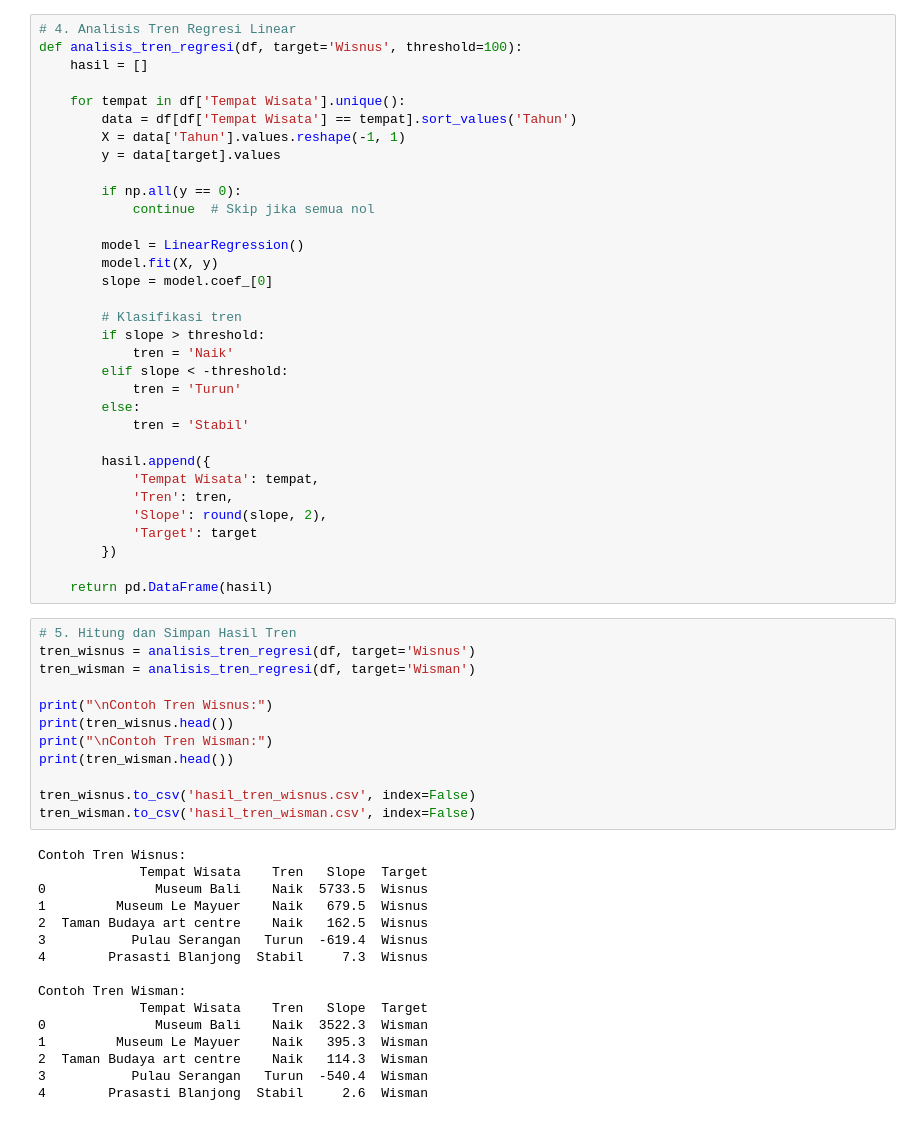
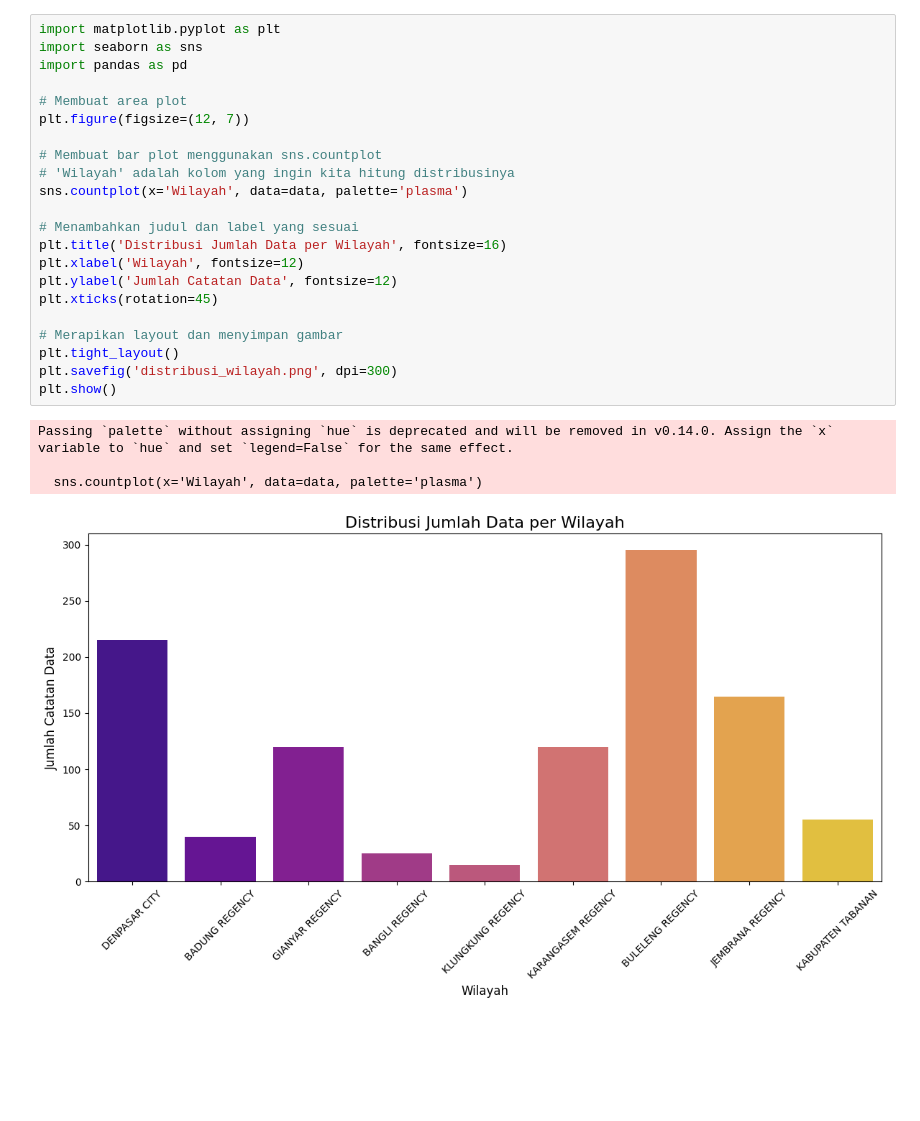
Before and after one commit to thxinsomnia/tugas-besar-datamining-kelompok1, a Jupyter notebook: Notebook/EDA.ipynb, the cells around one changed output. Drawn from its saved outputs; the diff is of its cells as text; blank space fills up the shorter version.

```diff
--- a/Notebook/EDA.ipynb
+++ b/Notebook/EDA.ipynb
@@ -56,61 +73,27 @@ dtype: int64
 # %%
-# 4. Analisis Tren Regresi Linear
-def analisis_tren_regresi(df, target='Wisnus', threshold=100):
-    hasil = []
+import matplotlib.pyplot as plt
+import seaborn as sns
+import pandas as pd
 
-    for tempat in df['Tempat Wisata'].unique():
-        data = df[df['Tempat Wisata'] == tempat].sort_values('Tahun')
-        X = data['Tahun'].values.reshape(-1, 1)
-        y = data[target].values
+# Membuat area plot
+plt.figure(figsize=(12, 7))
 
-        if np.all(y == 0):
-            continue  # Skip jika semua nol
+# Membuat bar plot menggunakan sns.countplot
+# 'Wilayah' adalah kolom yang ingin kita hitung distribusinya
+sns.countplot(x='Wilayah', data=data, palette='plasma')
 
-        model = LinearRegression()
-        model.fit(X, y)
-        slope = model.coef_[0]
+# Menambahkan judul dan label yang sesuai
+plt.title('Distribusi Jumlah Data per Wilayah', fontsize=16)
+plt.xlabel('Wilayah', fontsize=12)
+plt.ylabel('Jumlah Catatan Data', fontsize=12)
+plt.xticks(rotation=45)
 
-        # Klasifikasi tren
-        if slope > threshold:
-            tren = 'Naik'
-        elif slope < -threshold:
-            tren = 'Turun'
-        else:
-            tren = 'Stabil'
-
-        hasil.append({
-            'Tempat Wisata': tempat,
-            'Tren': tren,
-            'Slope': round(slope, 2),
-            'Target': target
-        })
-
-    return pd.DataFrame(hasil)
+# Merapikan layout dan menyimpan gambar
+plt.tight_layout()
+plt.savefig('distribusi_wilayah.png', dpi=300)
+plt.show()
+# %% [output]
+Passing `palette` without assigning `hue` is deprecated and will be removed in v0.14.0. Assign the `x` variable to `hue` and set `legend=False` for the same effect.
+
+  sns.countplot(x='Wilayah', data=data, palette='plasma')
+[figure, added]
-# %%
-# 5. Hitung dan Simpan Hasil Tren
-tren_wisnus = analisis_tren_regresi(df, target='Wisnus')
-tren_wisman = analisis_tren_regresi(df, target='Wisman')
-
-print("\nContoh Tren Wisnus:")
-print(tren_wisnus.head())
-print("\nContoh Tren Wisman:")
-print(tren_wisman.head())
-
-tren_wisnus.to_csv('hasil_tren_wisnus.csv', index=False)
-tren_wisman.to_csv('hasil_tren_wisman.csv', index=False)
-# %% [output]
-Contoh Tren Wisnus:
-             Tempat Wisata    Tren   Slope  Target
-0              Museum Bali    Naik  5733.5  Wisnus
-1         Museum Le Mayuer    Naik   679.5  Wisnus
-2  Taman Budaya art centre    Naik   162.5  Wisnus
-3           Pulau Serangan   Turun  -619.4  Wisnus
-4        Prasasti Blanjong  Stabil     7.3  Wisnus
-
-Contoh Tren Wisman:
-             Tempat Wisata    Tren   Slope  Target
-0              Museum Bali    Naik  3522.3  Wisman
-1         Museum Le Mayuer    Naik   395.3  Wisman
-2  Taman Budaya art centre    Naik   114.3  Wisman
-3           Pulau Serangan   Turun  -540.4  Wisman
-4        Prasasti Blanjong  Stabil     2.6  Wisman
```
Also changed, not shown: parts of 7 cells of this notebook, 5 other files.
